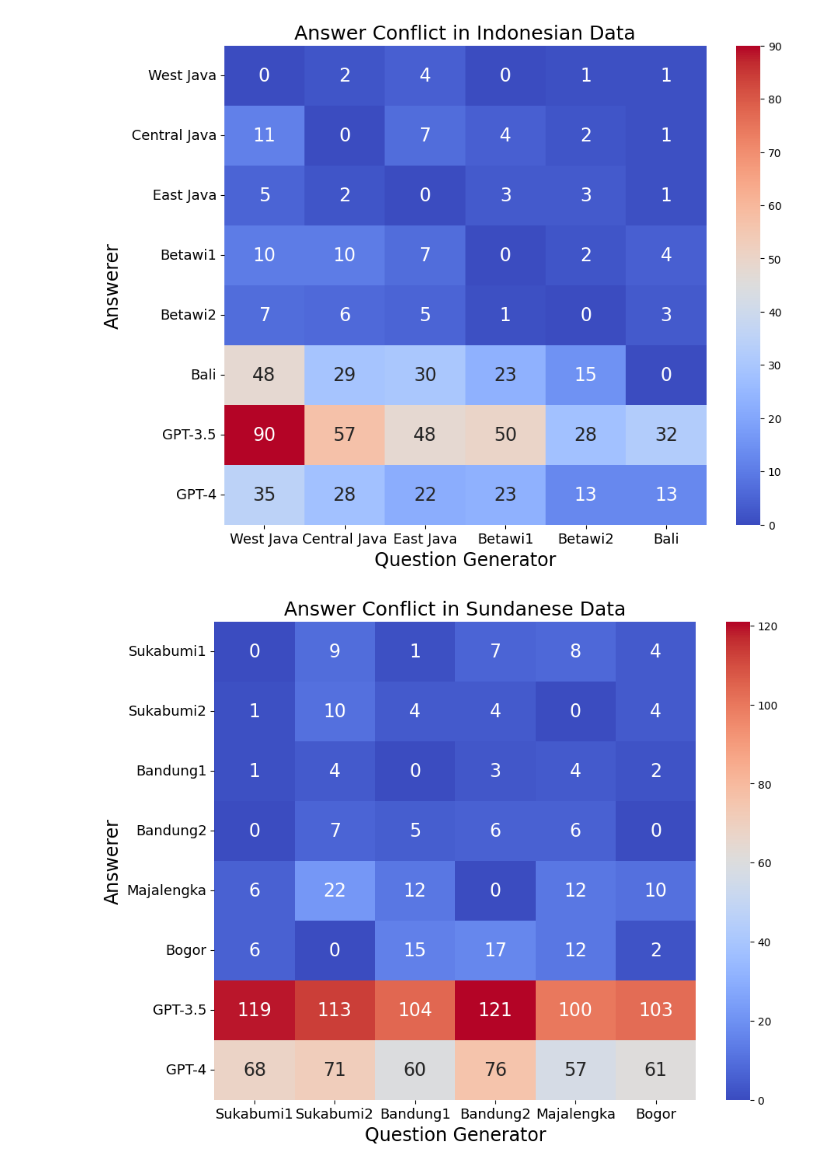
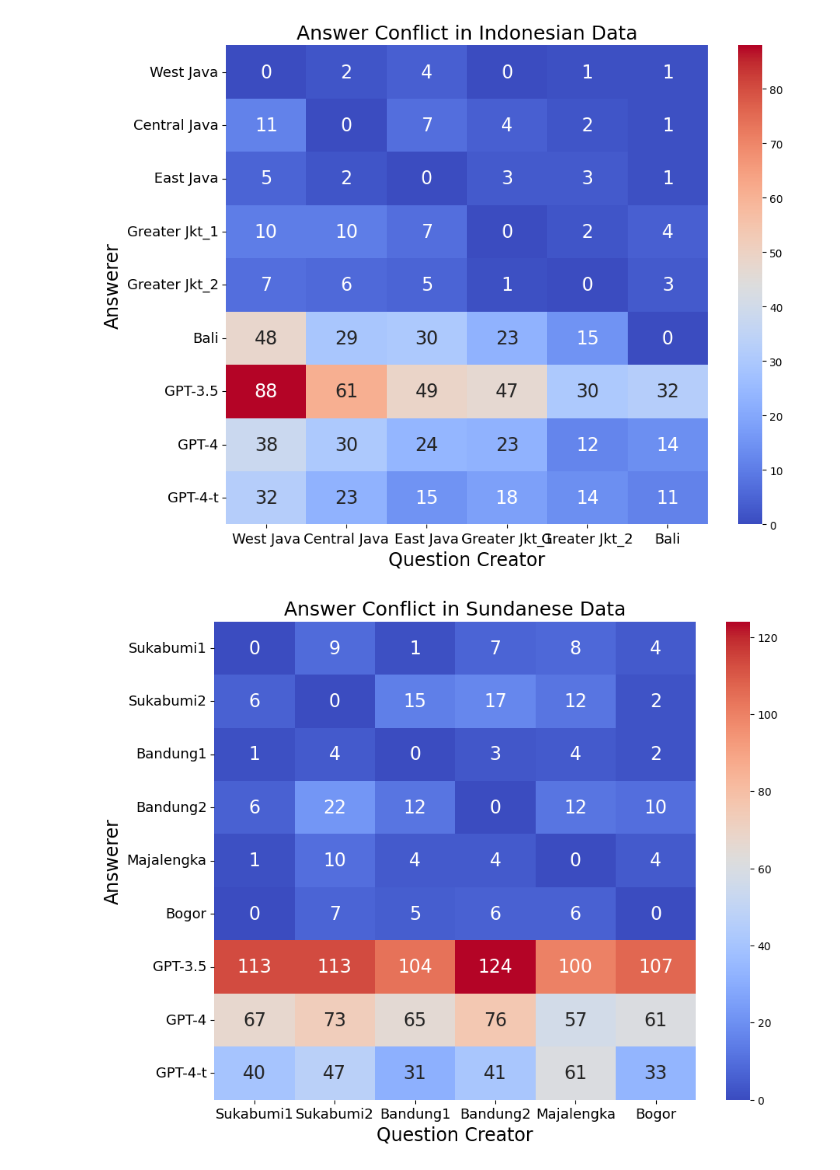
Before and after one commit to rifkiaputri/id-csqa, a Jupyter notebook: notebooks/analysis/figures.ipynb, the cells around one changed output. Saved outputs shown, nothing was run; the diff lists cells and outputs as text; code cells hidden in the pictures.

```diff
--- a/notebooks/analysis/figures.ipynb
+++ b/notebooks/analysis/figures.ipynb
@@ -4,16 +4,16 @@ import matplotlib.pyplot as plt
 import seaborn as sns
 # %%
 data = {
-    "West Java": [0, 11, 5, 10, 7, 48, 90, 35],
-    "Central Java": [2, 0, 2, 10, 6, 29, 57, 28],
-    "East Java": [4, 7, 0, 7, 5, 30, 48, 22],
-    "Betawi1": [0, 4, 3, 0, 1, 23, 50, 23],
-    "Betawi2": [1, 2, 3, 2, 0, 15, 28, 13],
-    "Bali": [1, 1, 1, 4, 3, 0, 32, 13]
+    "West Java":    [0, 11, 5, 10, 7, 48, 88, 38, 32],
+    "Central Java": [2,  0, 2, 10, 6, 29, 61, 30, 23],
+    "East Java":    [4,  7, 0,  7, 5, 30, 49, 24, 15],
+    "Greater Jkt_1":      [0,  4, 3,  0, 1, 23, 47, 23, 18],
+    "Greater Jkt_2":      [1,  2, 3,  2, 0, 15, 30, 12, 14],
+    "Bali":         [1,  1, 1,  4, 3,  0, 32, 14, 11]
 }
 
 # Convert the data into a DataFrame
-df = pd.DataFrame(data, index=["West Java", " Central Java", " East Java", "Betawi1", "Betawi2", "Bali", "GPT-3.5", "GPT-4"])
+df = pd.DataFrame(data, index=["West Java", "Central Java", " East Java", "Greater Jkt_1", "Greater Jkt_2", "Bali", "GPT-3.5", "GPT-4", "GPT-4-t"])
 
 # Plotting the heatmap
 plt.figure(figsize=(10, 8))
@@ -21,7 +21,7 @@ sns.heatmap(df, annot=True, fmt="d", cmap="coolwarm", annot_kws={"size": 17})
 
 # Titles and labels
 plt.title('Answer Conflict in Indonesian Data', fontsize=18)
-plt.xlabel('Question Generator', fontsize=17)
+plt.xlabel('Question Creator', fontsize=17)
 plt.ylabel('Answerer', fontsize=17)
 
 # Adjust the font size of the tick labels
@@ -30,34 +30,34 @@ plt.yticks(fontsize=13)
 
 plt.show()
 # %% [output]
-[figure, old version]
+[figure, new version]
 # %%
 # Manually inputting the data from the provided image for the heatmap.
 data_new = {
-    "Sukabumi1": [0, 1, 1, 0, 6, 6, 119, 68],
-    "Sukabumi2": [9, 10, 4, 7, 22, 0, 113, 71],
-    "Bandung1": [1, 4, 0, 5, 12, 15, 104, 60],
-    "Bandung2": [7, 4, 3, 6, 0, 17, 121, 76],
-    "Majalengka": [8, 0, 4, 6, 12, 12, 100, 57],
-    "Bogor": [4, 4, 2, 0, 10, 2, 103, 61],
+    "Sukabumi1":  [0,  6, 1,  6,  1,  0, 113, 67, 40],
+    "Sukabumi2":  [9,  0, 4, 22, 10,  7, 113, 73, 47],
+    "Bandung1":   [1, 15, 0, 12,  4,  5, 104, 65, 31],
+    "Bandung2":   [7, 17, 3,  0,  4,  6, 124, 76, 41],
+    "Majalengka": [8, 12, 4, 12,  0,  6, 100, 57, 61],
+    "Bogor":      [4,  2, 2, 10,  4,  0, 107, 61, 33],
 }
 
 # Convert the data into a DataFrame
-df_new = pd.DataFrame(data_new, index=["Sukabumi1", "Sukabumi2", "Bandung1", "Bandung2", "Majalengka", "Bogor", "GPT-3.5", "GPT-4"])
+df_new = pd.DataFrame(data_new, index=["Sukabumi1", "Sukabumi2", "Bandung1", "Bandung2", "Majalengka", "Bogor", "GPT-3.5", "GPT-4", "GPT-4-t"])
 
 # Plotting the heatmap with the specified changes
 plt.figure(figsize=(10, 8))
 heatmap_new = sns.heatmap(df_new, annot=True, fmt="d", cmap="coolwarm", annot_kws={"size": 17})
 
 # Titles and labels
 plt.title('Answer Conflict in Sundanese Data', fontsize=18)
-plt.xlabel('Question Generator', fontsize=17)
+plt.xlabel('Question Creator', fontsize=17)
 plt.ylabel('Answerer', fontsize=17)
 
 # Adjust the font size of the tick labels
 plt.xticks(fontsize=13)
 plt.yticks(fontsize=13)
 
 plt.show()
 # %% [output]
-[figure, old version]
+[figure, new version]
```
Also changed, not shown: 6 other files.
